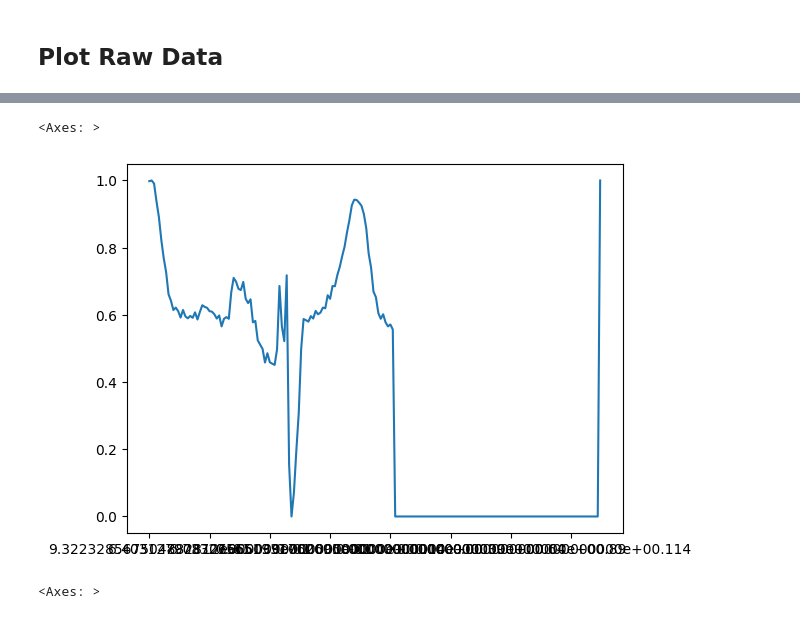
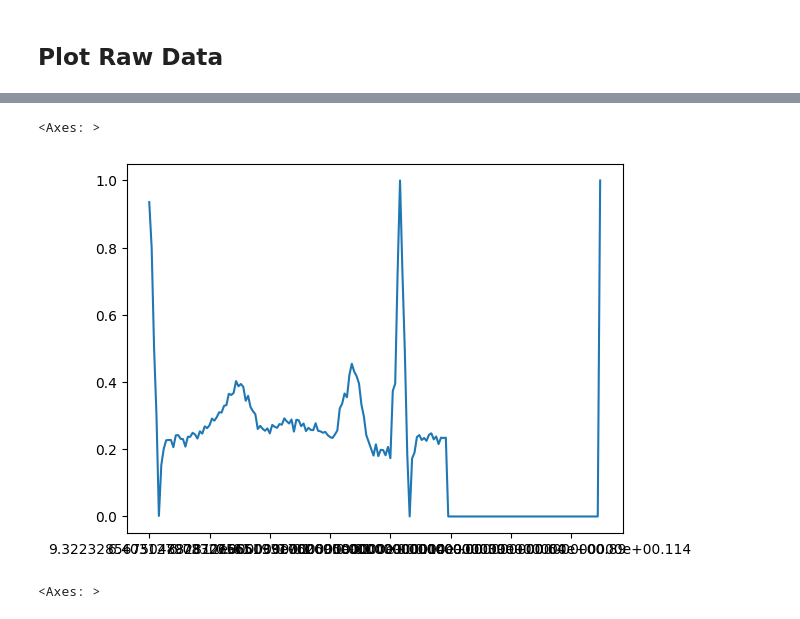
Before and after one commit to Mahim-SOL/ML_intern_task_SOL, a Jupyter notebook: Learning_task_of_SOL.ipynb, the cells around one changed output, grey strips where cells are left out. Drawn from its saved outputs; the diff is of its cells as text; code cells hidden in the pictures.

```diff
--- a/Learning_task_of_SOL.ipynb
+++ b/Learning_task_of_SOL.ipynb
@@ -25,9 +37,9 @@ df_test.iloc[188].plot()
 # %%
 #df_abn.plot().legend().set_visible(False)
-df_abn.iloc[188].plot()
+df_abn.iloc[8578].plot()
 # %% [output]
 <Axes: >
-[figure, old version]
+[figure, new version]
 # %%
 #df_n.plot().legend().set_visible(False)
 df_n.iloc[188].plot()
```
Also changed, not shown: parts of 9 cells of this notebook.
